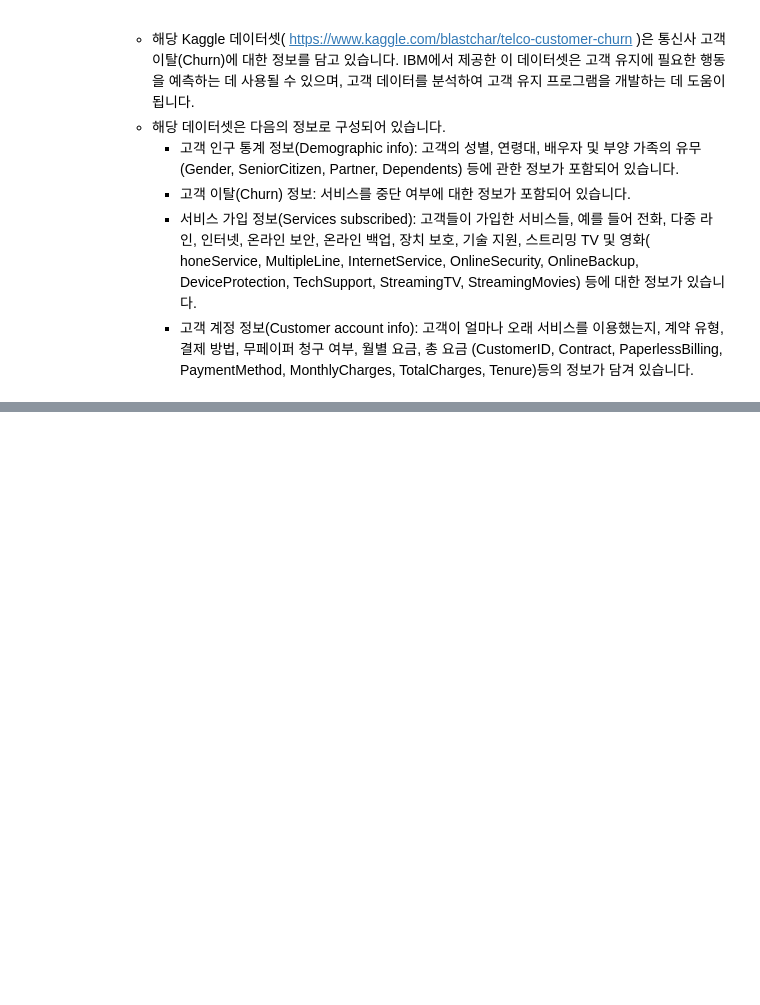
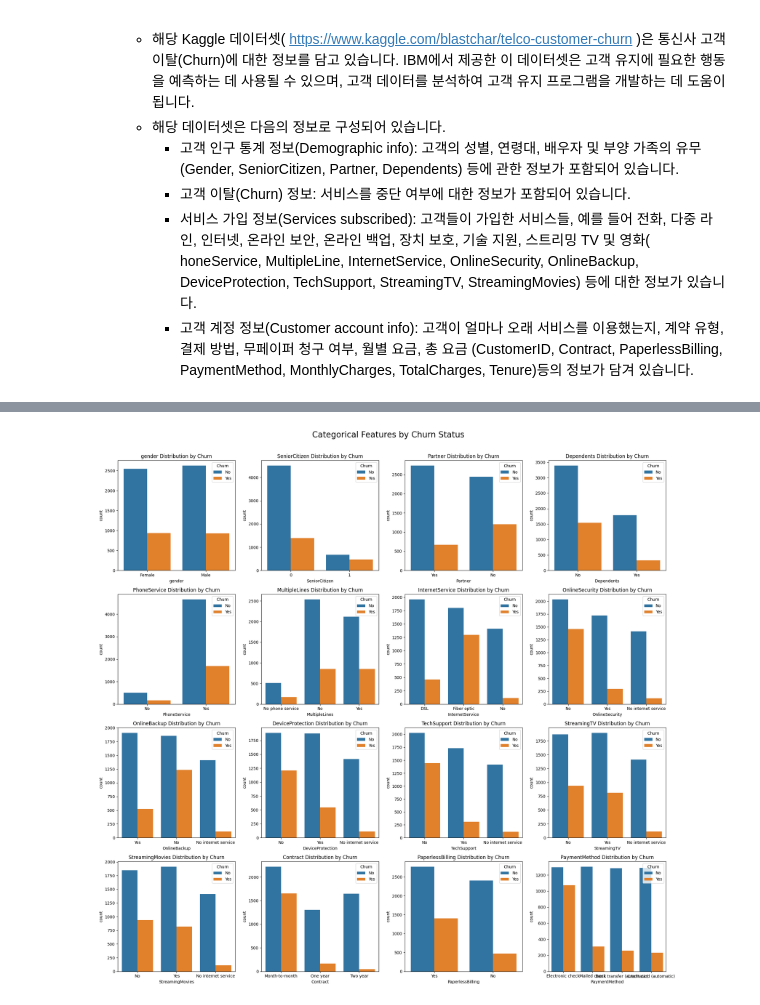
Before and after one commit to shkapril/Data-Science-Projects-2024, a Jupyter notebook: 2주차/02_week_mission_Acorn.ipynb, the cells around one changed output, grey strips where cells are left out. Saved outputs shown, nothing was run; the diff lists cells and outputs as text; code cells hidden in the pictures; blank space fills up the shorter version.

```diff
--- a/2주차/02_week_mission_Acorn.ipynb
+++ b/2주차/02_week_mission_Acorn.ipynb
@@ -52,0 +115,25 @@ category_col_name = category_col.index.tolist()
+# %%
+# 다음의 코드를 실행하면 범주형 변수를 볼 수 있습니다.
+# 위 예시처럼 시각화를 여기에 구현해 주세요.
+
+# 범주형 변수에 대한 시각화를 위한 함수 정의
+def plot_categorical_features(df, feature, ax):
+    sns.countplot(x=feature, hue='Churn', data=df, ax=ax)
+    ax.set_title(f'{feature} Distribution by Churn')
+    ax.legend(title='Churn', loc='upper right')
+
+# 시각화를 위한 준비
+fig, axes = plt.subplots(nrows=4, ncols=4, figsize=(20, 20))
+axes = axes.flatten()  # 2D 배열을 1D로 변환
+fig.suptitle('Categorical Features by Churn Status', fontsize=20)
+
+category_col_name = category_col.index.tolist()
+category_col_name.pop() #마지막 값은 churn이므로 제거.
+
+for i, col in enumerate(category_col_name):
+    plot_categorical_features(df, col, axes[i])
+
+plt.tight_layout(rect=[0, 0.03, 1, 0.97])
+plt.show()
+# %% [output]
+[figure, added]
```
Also changed, not shown: parts of 14 cells of this notebook.
